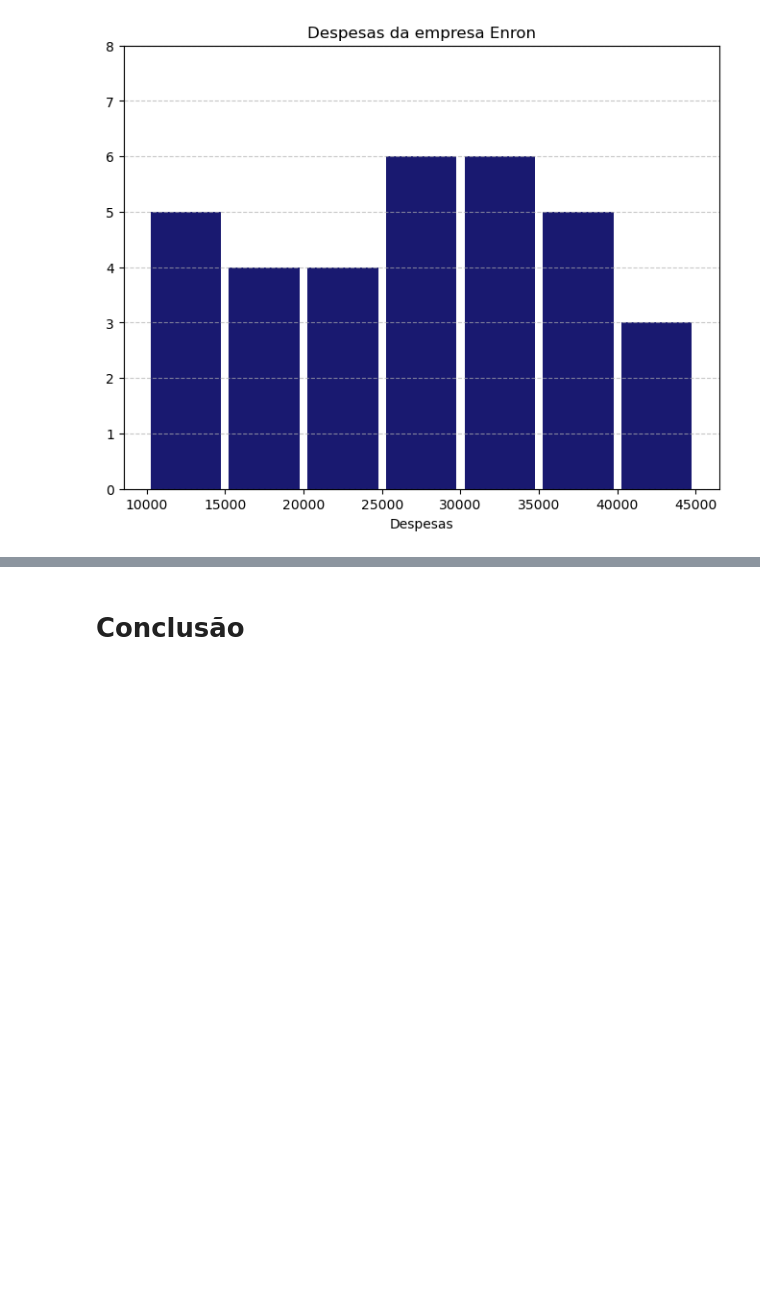
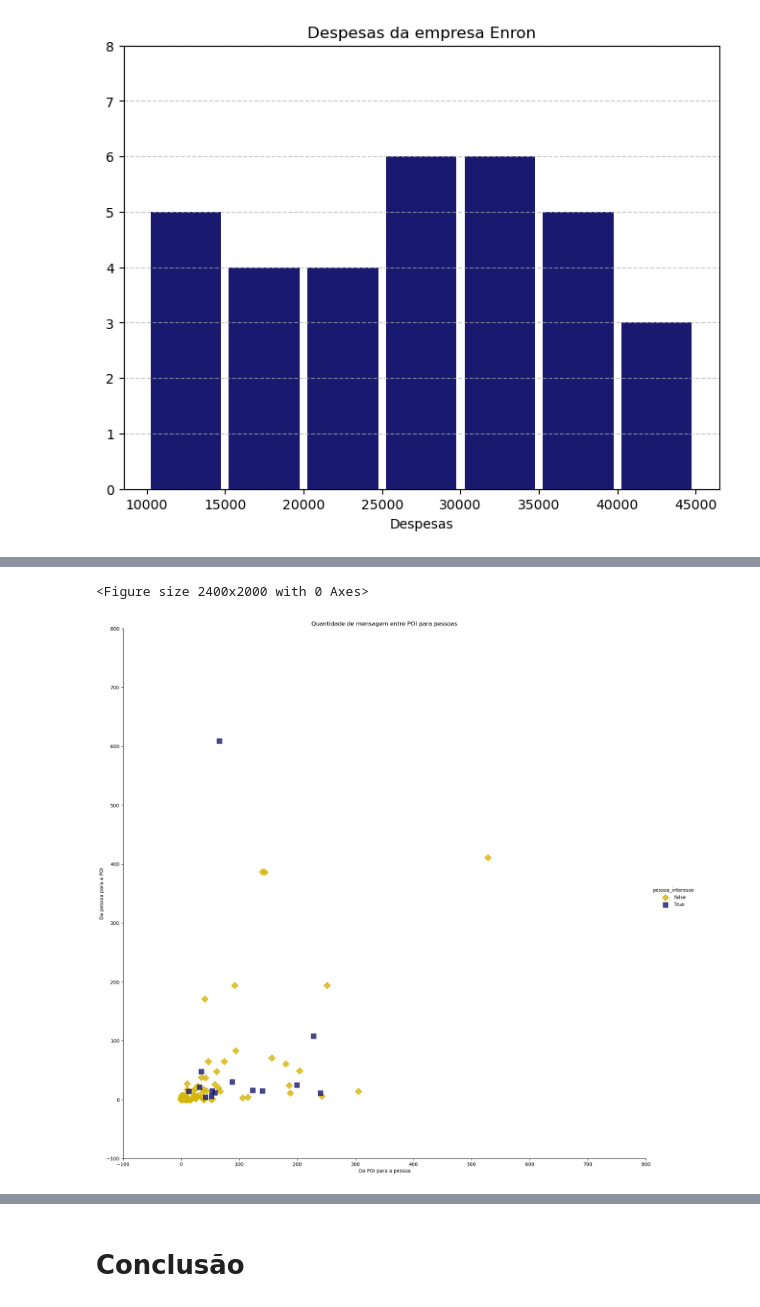
Before and after one commit to alexandrekowa/atp_analise_exp_dados, a Jupyter notebook: atp_analise_preparacao_dados_template.ipynb, the cells around one changed output, grey strips where cells are left out. Saved outputs shown, nothing was run; the diff lists cells and outputs as text; code cells hidden in the pictures; blank space fills up the shorter version.

```diff
--- a/atp_analise_preparacao_dados_template.ipynb
+++ b/atp_analise_preparacao_dados_template.ipynb
@@ -888,0 +970,29 @@ plt.show()
+# %%
+# Remove o titulo do eixo X
+# Muda estilo dos marcadores
+# Alteração de escala
+# Alteração de cor dos marcadores
+# Alteração do tamanho dos marcadores
+# Aumento da forma do marcador
+
+#marker = {False: "o", True: "s"}
+cores = {False: "#d5b60a", True: "midnightblue"}
+
+plt.figure(figsize = (24,20))
+sns.lmplot(x = 'pessoa_interesse_para_pessoa', y = 'de_pessoa_para_pessoa_interesse', data = df_novo,
+          fit_reg = False,
+          hue = 'pessoa_interesse',
+          markers=["D", ","],
+          palette=cores,
+          height = 16,
+          scatter_kws={'s': 100})
+
+plt.title("Quantidade de mensagem entre POI para pessoas")
+plt.ylim(-100, 800)
+plt.xlim(-100, 800)
+plt.ylabel('Da pessoa para a POI')
+plt.xlabel('Da POI para a pessoa')
+plt.show()
+# %% [output]
+<Figure size 2400x2000 with 0 Axes>
+[figure, added]
```
Also changed, not shown: parts of 103 cells of this notebook.
